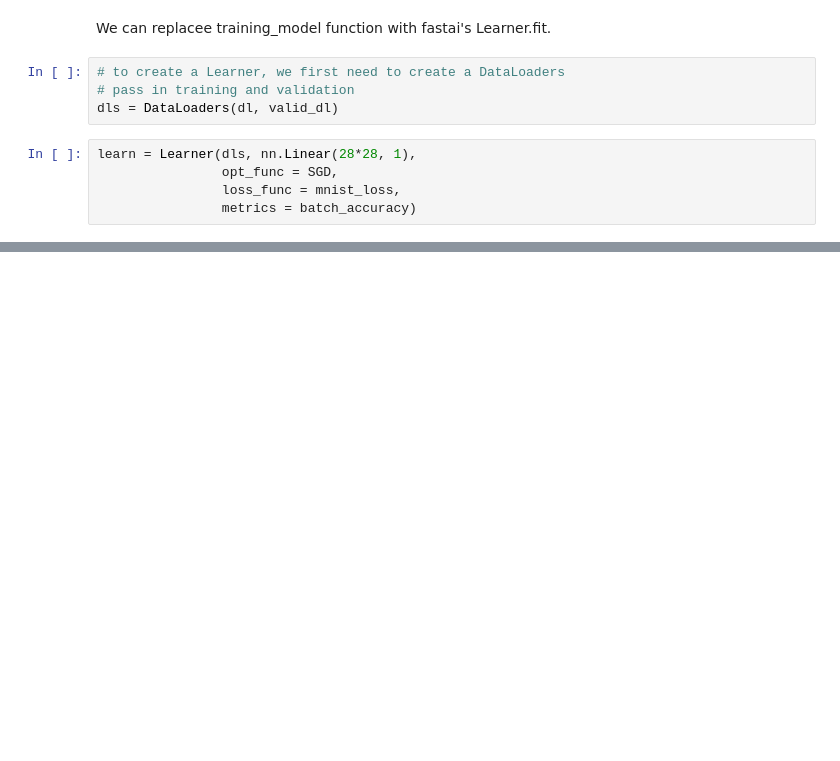
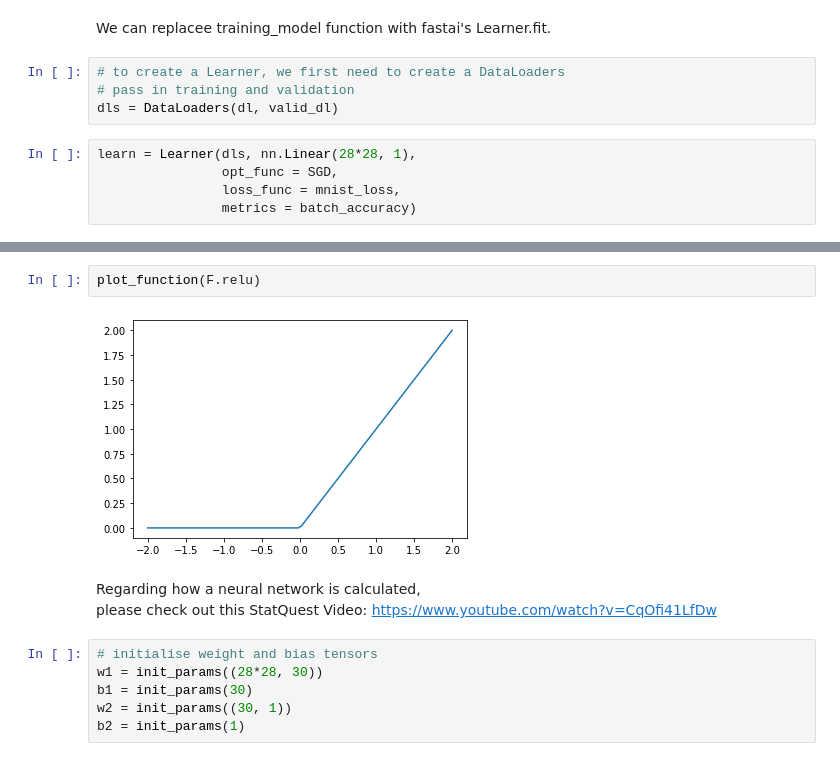
Before and after one commit to ttcielott/Deep_Learning_for_Coders_with-Fastai_and_PyTorch, a Jupyter notebook: Chapter4_Under_the_hood.ipynb, the cells around one changed output, grey strips where cells are left out. Cells and saved outputs as stored; diff of their text form; blank space fills up the shorter version.

```diff
--- a/Chapter4_Under_the_hood.ipynb
+++ b/Chapter4_Under_the_hood.ipynb
@@ -1429,0 +1454,13 @@ learn.fit(10, lr = lr)
+# %%
+plot_function(F.relu)
+# %% [output]
+[figure, added]
+# %% [markdown]
+Regarding how a neural network is calculated, <br>
+please check out this StatQuest Video: https://www.youtube.com/watch?v=CqOfi41LfDw
+# %%
+# initialise weight and bias tensors
+w1 = init_params((28*28, 30))
+b1 = init_params(30)
+w2 = init_params((30, 1))
+b2 = init_params(1)
```
Also changed, not shown: parts of 46 cells of this notebook.
